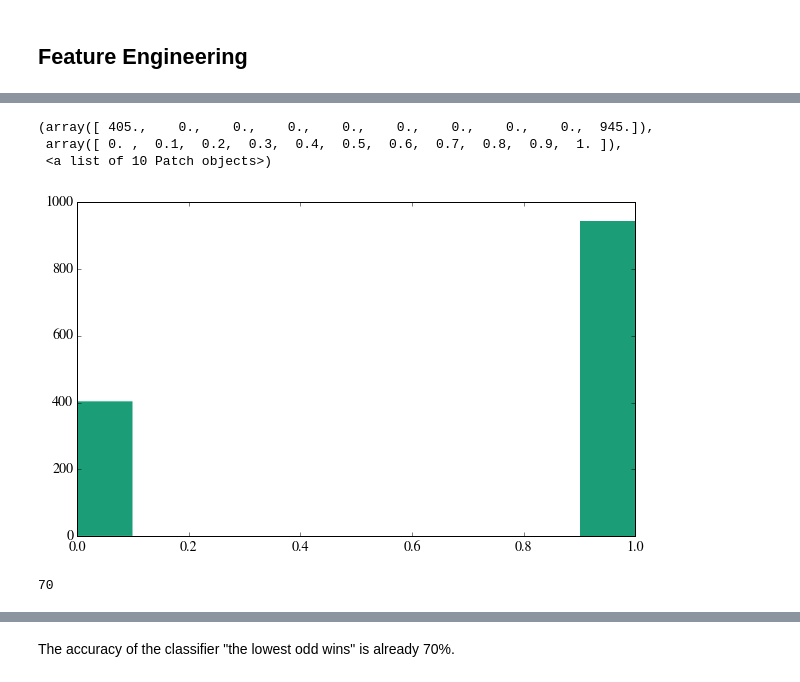
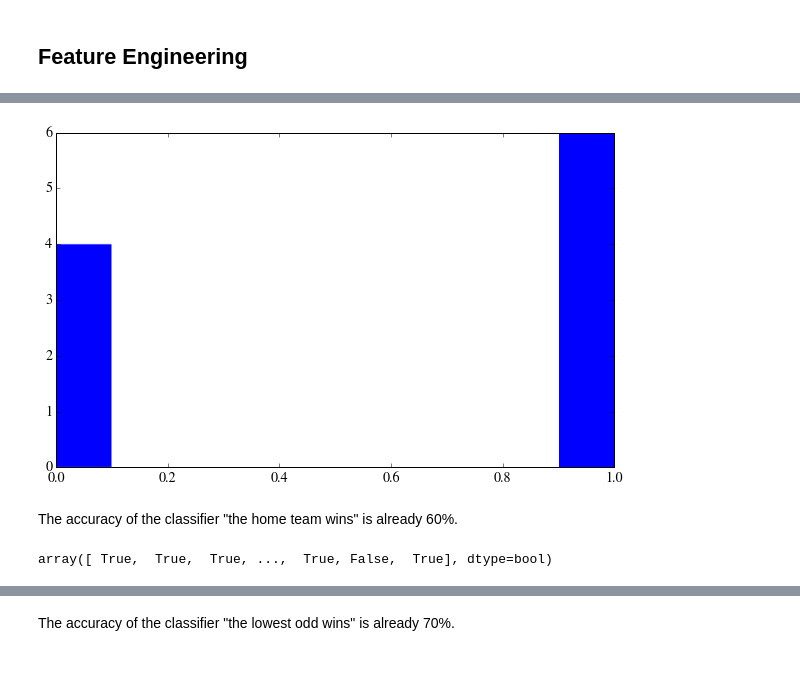
Before and after one commit to louisguitton/nba-predict, a Jupyter notebook: analysis/games-analysis.ipynb, the cells around one changed output, grey strips where cells are left out. Cells and saved outputs as stored; diff of their text form; code cells hidden in the pictures.

```diff
--- a/analysis/games-analysis.ipynb
+++ b/analysis/games-analysis.ipynb
@@ -138,6 +203,6 @@ plt.hist(log(games_cleaned["odd_looser"]),bins, alpha=0.5);
 # %% [markdown]
 ## Feature Engineering
 # %%
-g = games_cleaned
+g = df
 g.head()
 # %% [output]
@@ -150,5 +215,5 @@ g.head()
 # %%
-# Create a feature that says "the lowest odd wins"
-y = g["odd_winner"]<=g["odd_looser"]
+# Create a feature that says "home team wins"
+y = g["score_home"]>g["score_away"]
 y.head()
 # %% [output]
@@ -195,13 +226,26 @@ plt.show()
 # %%
 # Accuracy of classifier
-plt.hist(y)
+plt.hist(y, normed=True);
 # %% [output]
-(array([ 405.,    0.,    0.,    0.,    0.,    0.,    0.,    0.,    0.,  945.]),
- array([ 0. ,  0.1,  0.2,  0.3,  0.4,  0.5,  0.6,  0.7,  0.8,  0.9,  1. ]),
- <a list of 10 Patch objects>)
-[figure, old version]
+[figure, new version]
-# %%
-a=945*100/(405+945)
-a
-# %% [output]
-70
+# %% [markdown]
+The accuracy of the classifier "the home team wins" is already 60%.
+# %%
+# Create a feature that says "the lowest odd wins"
+n=len(g["odd_home"])
+y = g["score_home"]>g["score_away"]
+y2=np.zeros(n)
+odd_winner=np.zeros(n)
+odd_looser=np.zeros(n)
+for id in range(n):
+    if y[id]:
+        odd_winner[id]=g["odd_home"][id]
+        odd_looser[id]=g["odd_away"][id]
+    else:
+        odd_winner[id]=g["odd_away"][id]
+        odd_looser[id]=g["odd_home"][id]
+
+y2 = odd_winner <= odd_looser
+y2
+# %% [output]
+array([ True,  True,  True, ...,  True, False,  True], dtype=bool)
```
Also changed, not shown: parts of 30 cells of this notebook, 1 other file.
